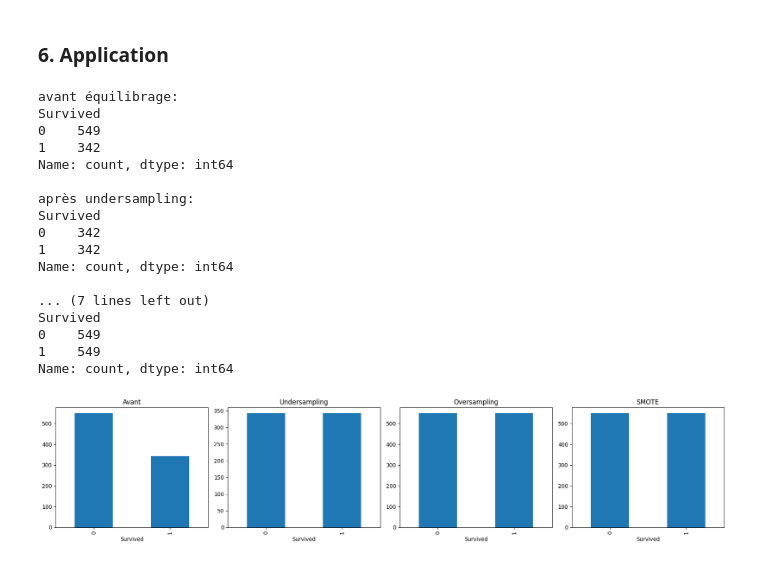
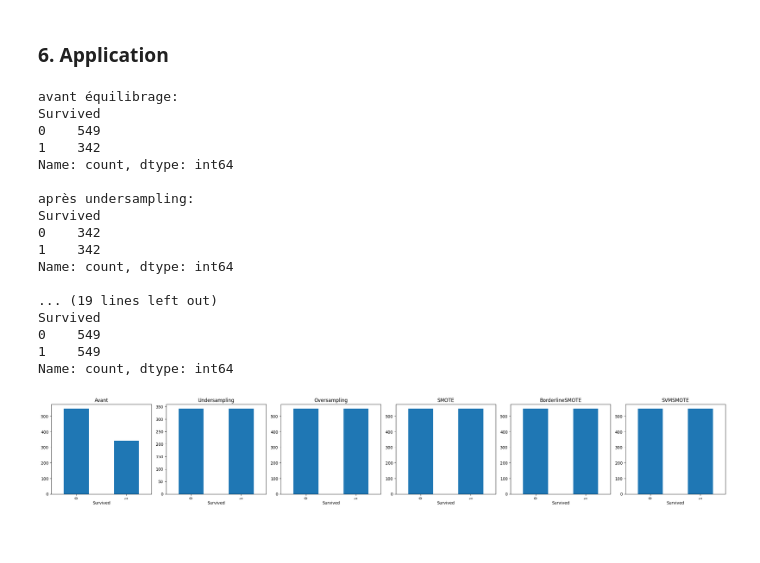
Before and after one commit to 4nglp/data_mining, a Jupyter notebook: tp_5/main.ipynb, the cells around one changed output. Saved outputs shown, nothing was run; the diff lists cells and outputs as text; code cells hidden in the pictures; blank space fills up the shorter version.

```diff
--- a/tp_5/main.ipynb
+++ b/tp_5/main.ipynb
@@ -100,7 +104,7 @@ l’oversampling ajoute des données à la classe minoritaire, tandis que l’un
 ### 6. Application
 # %%
 from imblearn.under_sampling import RandomUnderSampler
-from imblearn.over_sampling import RandomOverSampler, SMOTE
+from imblearn.over_sampling import RandomOverSampler, SMOTE, BorderlineSMOTE, SVMSMOTE
 
 data = df[["Survived", "Pclass", "Age", "Fare"]].copy()
 
@@ -127,6 +131,19 @@ x_smote, y_smote = smote.fit_resample(x, y)
 
 print("\naprès SMOTE:")
 print(y_smote.value_counts())
+
+bsmote = BorderlineSMOTE(random_state=42)
+x_bsmote, y_bsmote = bsmote.fit_resample(x, y)
+
+print("\naprès BorderlineSMOTE:")
+print(y_bsmote.value_counts())
+
+
+svm_smote = SVMSMOTE(random_state=42)
+x_svm, y_svm = svm_smote.fit_resample(x, y)
+
+print("\naprès SVMSMOTE:")
+print(y_svm.value_counts())
 # %% [output]
 avant équilibrage:
 Survived
@@ -140,24 +157,27 @@ Survived
 1    342
 Name: count, dtype: int64
 
-... (7 lines left out)
+... (19 lines left out)
 Survived
 0    549
 1    549
 Name: count, dtype: int64
 # %%
-
-fig, axes = plt.subplots(1, 4, figsize=(18, 4))
+fig, axes = plt.subplots(1, 6, figsize=(24, 4))
 
 y.value_counts().plot(kind="bar", ax=axes[0], title="Avant")
 
 y_under.value_counts().plot(kind="bar", ax=axes[1], title="Undersampling")
 
 y_over.value_counts().plot(kind="bar", ax=axes[2], title="Oversampling")
 
 y_smote.value_counts().plot(kind="bar", ax=axes[3], title="SMOTE")
 
+y_bsmote.value_counts().plot(kind="bar", ax=axes[4], title="BorderlineSMOTE")
+
+y_svm.value_counts().plot(kind="bar", ax=axes[5], title="SVMSMOTE")
+
 plt.tight_layout()
 plt.show()
 # %% [output]
-[figure, old version]
+[figure, new version]
```
Also changed, not shown: parts of 1 cell of this notebook.
